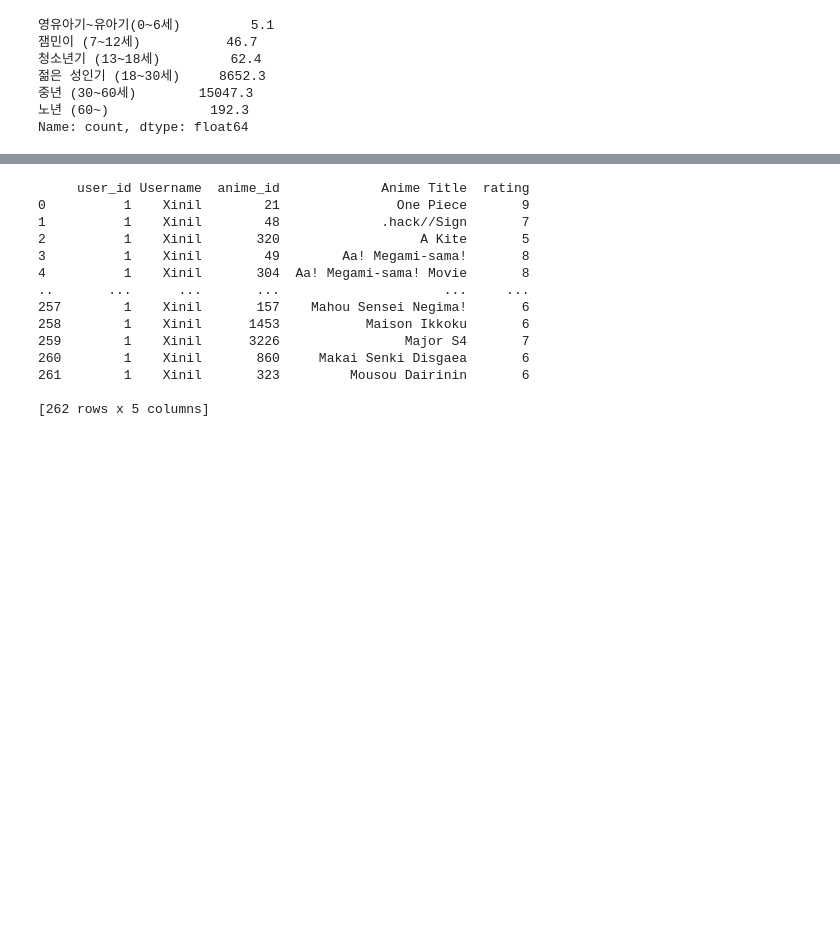
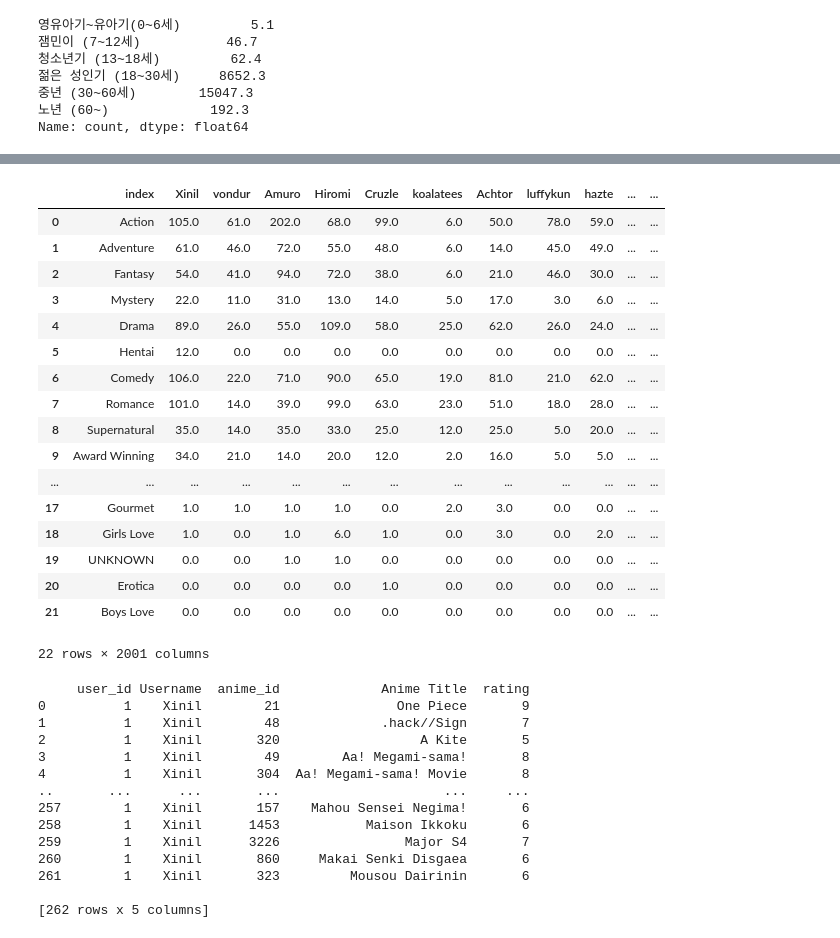
Before and after one commit to KDT-Pandas-Visualization-Project/Pandas_Matlab_Project, a Jupyter notebook: analysis(noah_3).ipynb, the cells around one changed output, grey strips where cells are left out. Cells and saved outputs as stored; diff of their text form; code cells hidden in the pictures; blank space fills up the shorter version.

```diff
--- a/analysis(noah_3).ipynb
+++ b/analysis(noah_3).ipynb
@@ -108,5 +132,25 @@ plt.show()
 # %%
 result=result.reset_index() #인덱스를 균일하게 정렬
+result
+# %% [output]
+|  | index | Xinil | vondur | Amuro | Hiromi | Cruzle | koalatees | Achtor | luffykun | hazte | ... | ... |
+| 0 | Action | 105.0 | 61.0 | 202.0 | 68.0 | 99.0 | 6.0 | 50.0 | 78.0 | 59.0 | ... | ... |
+| 1 | Adventure | 61.0 | 46.0 | 72.0 | 55.0 | 48.0 | 6.0 | 14.0 | 45.0 | 49.0 | ... | ... |
+| 2 | Fantasy | 54.0 | 41.0 | 94.0 | 72.0 | 38.0 | 6.0 | 21.0 | 46.0 | 30.0 | ... | ... |
+| 3 | Mystery | 22.0 | 11.0 | 31.0 | 13.0 | 14.0 | 5.0 | 17.0 | 3.0 | 6.0 | ... | ... |
+| 4 | Drama | 89.0 | 26.0 | 55.0 | 109.0 | 58.0 | 25.0 | 62.0 | 26.0 | 24.0 | ... | ... |
+| 5 | Hentai | 12.0 | 0.0 | 0.0 | 0.0 | 0.0 | 0.0 | 0.0 | 0.0 | 0.0 | ... | ... |
+| 6 | Comedy | 106.0 | 22.0 | 71.0 | 90.0 | 65.0 | 19.0 | 81.0 | 21.0 | 62.0 | ... | ... |
+| 7 | Romance | 101.0 | 14.0 | 39.0 | 99.0 | 63.0 | 23.0 | 51.0 | 18.0 | 28.0 | ... | ... |
+| 8 | Supernatural | 35.0 | 14.0 | 35.0 | 33.0 | 25.0 | 12.0 | 25.0 | 5.0 | 20.0 | ... | ... |
+| 9 | Award Winning | 34.0 | 21.0 | 14.0 | 20.0 | 12.0 | 2.0 | 16.0 | 5.0 | 5.0 | ... | ... |
+| ... | ... | ... | ... | ... | ... | ... | ... | ... | ... | ... | ... | ... |
+| 17 | Gourmet | 1.0 | 1.0 | 1.0 | 1.0 | 0.0 | 2.0 | 3.0 | 0.0 | 0.0 | ... | ... |
+| 18 | Girls Love | 1.0 | 0.0 | 1.0 | 6.0 | 1.0 | 0.0 | 3.0 | 0.0 | 2.0 | ... | ... |
+| 19 | UNKNOWN | 0.0 | 0.0 | 1.0 | 1.0 | 0.0 | 0.0 | 0.0 | 0.0 | 0.0 | ... | ... |
+| 20 | Erotica | 0.0 | 0.0 | 0.0 | 0.0 | 1.0 | 0.0 | 0.0 | 0.0 | 0.0 | ... | ... |
+| 21 | Boys Love | 0.0 | 0.0 | 0.0 | 0.0 | 0.0 | 0.0 | 0.0 | 0.0 | 0.0 | ... | ... |
+22 rows × 2001 columns
 # %%
 #print(d.user_score[d.user_score["Username"]==result["Username"][0]]) # Xinil이 본 애니메이션 anime_id목록
 print(d.user_score[d.user_score["Username"]==result["Username"][0]])
```
Also changed, not shown: parts of 10 cells of this notebook, 5 other files.
